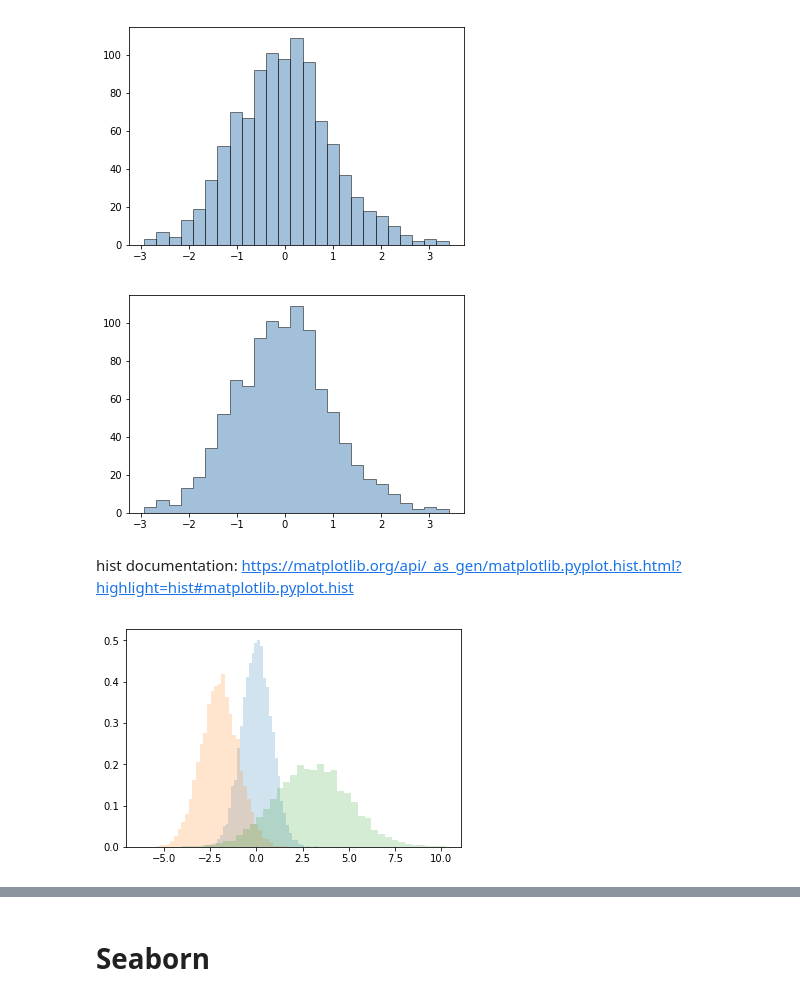
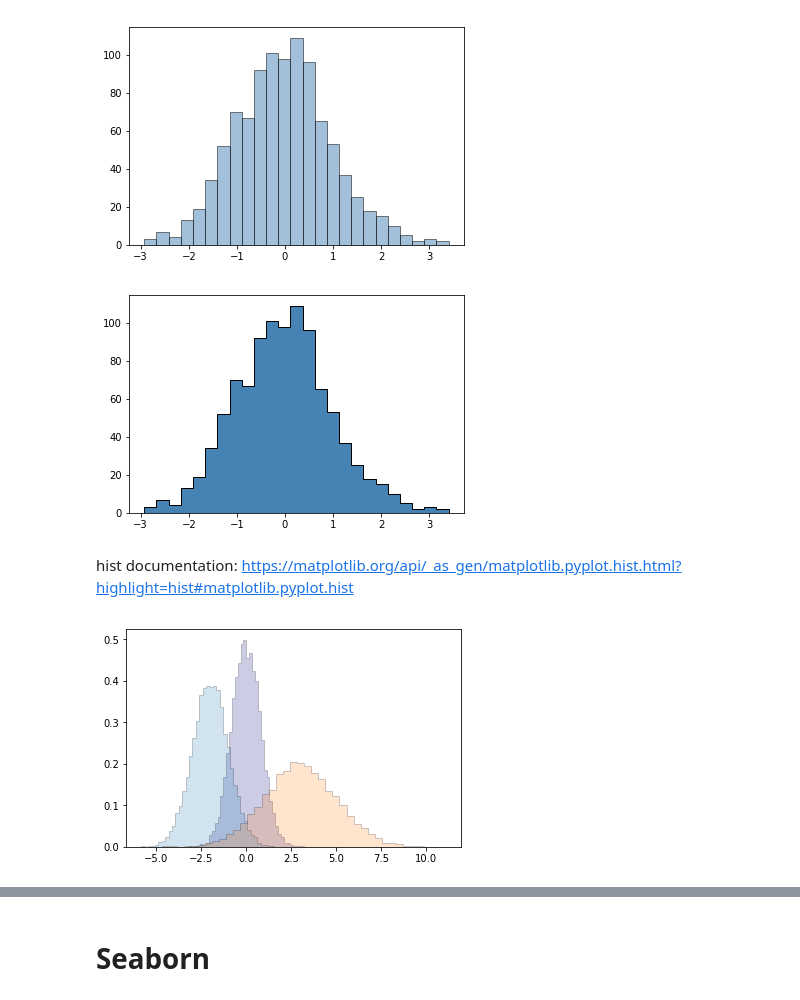
Before and after one commit to smileschen/2018-fa-stats131, a Jupyter notebook: 06-02 Matplotlib and Seaborn.ipynb, the cells around one changed output, grey strips where cells are left out. Cells and saved outputs as stored; diff of their text form; code cells hidden in the pictures.

```diff
--- a/06-02 Matplotlib and Seaborn.ipynb
+++ b/06-02 Matplotlib and Seaborn.ipynb
@@ -201,11 +206,11 @@ plt.show()
 [figure]
 # %%
 # histtype = stepfilled
-plt.hist(data, bins=25, alpha=0.5,
+plt.hist(data, bins=25, alpha=1,
          histtype = 'stepfilled', color='steelblue', edgecolor='black')
 plt.show()
 # %% [output]
-[figure, old version]
+[figure, new version]
 # %% [markdown]
 hist documentation: https://matplotlib.org/api/_as_gen/matplotlib.pyplot.hist.html?highlight=hist#matplotlib.pyplot.hist
 # %%
@@ -214,15 +219,15 @@ x2 = np.random.normal(-2, 1, 10000)
 x3 = np.random.normal(3, 2, 10000)
 
 # set up a dictionary with arguments
-kwargs = dict(histtype='stepfilled', alpha=0.2, density=True, bins=40)
+kwargs = dict(histtype='stepfilled', alpha=0.2, density=True, bins=40, edgecolor = 'black')
 
 # use the same arguments for all of the histograms without the need to copy and paste
-plt.hist(x1, **kwargs)
+plt.hist(x1, **kwargs, color = 'navy')
 plt.hist(x2, **kwargs)
 plt.hist(x3, **kwargs)
 plt.show()
 # %% [output]
-[figure, old version]
+[figure, new version]
 # %%
 # 2d histograms
 mean = [0, 0]
```
Also changed, not shown: parts of 12 cells of this notebook.
